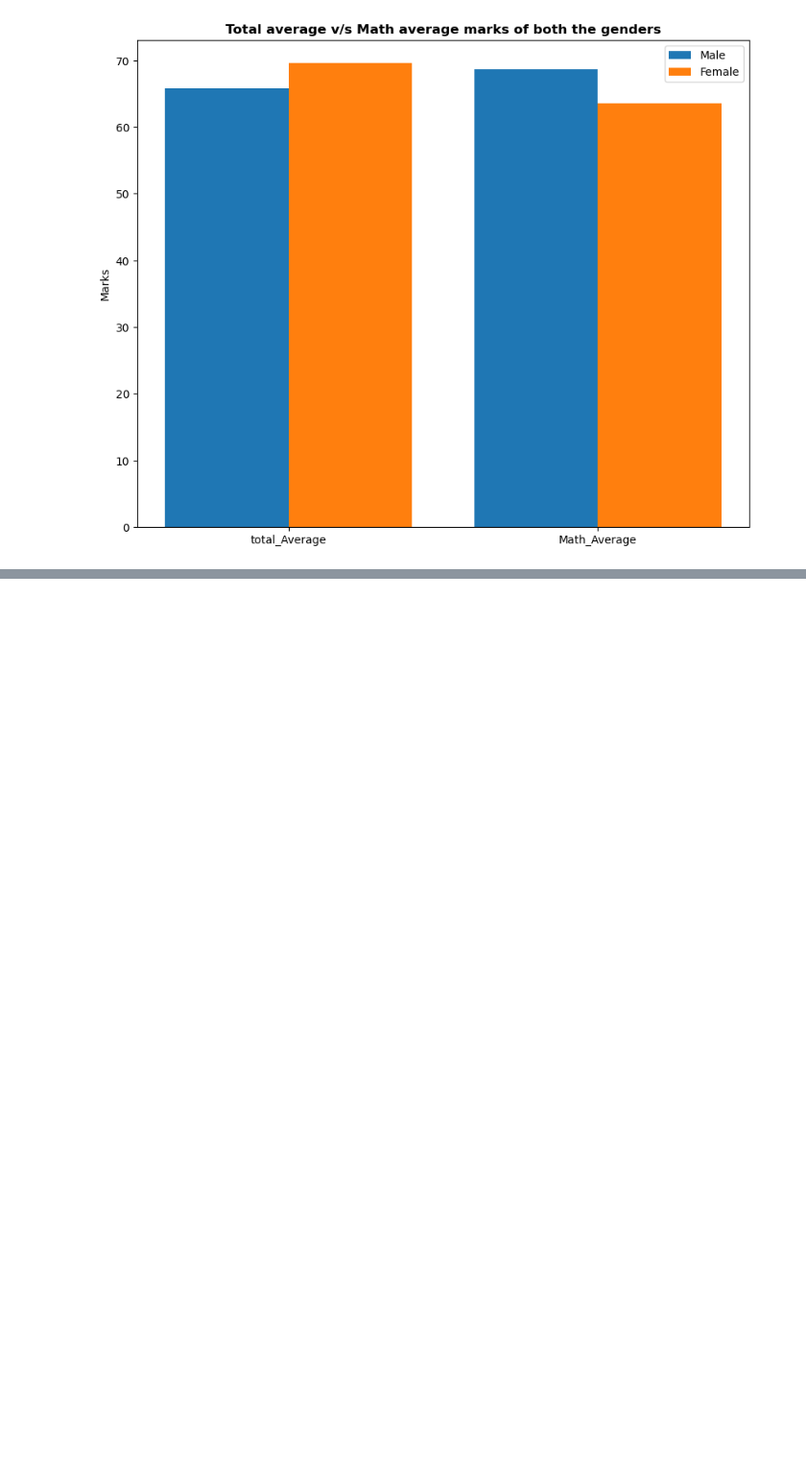
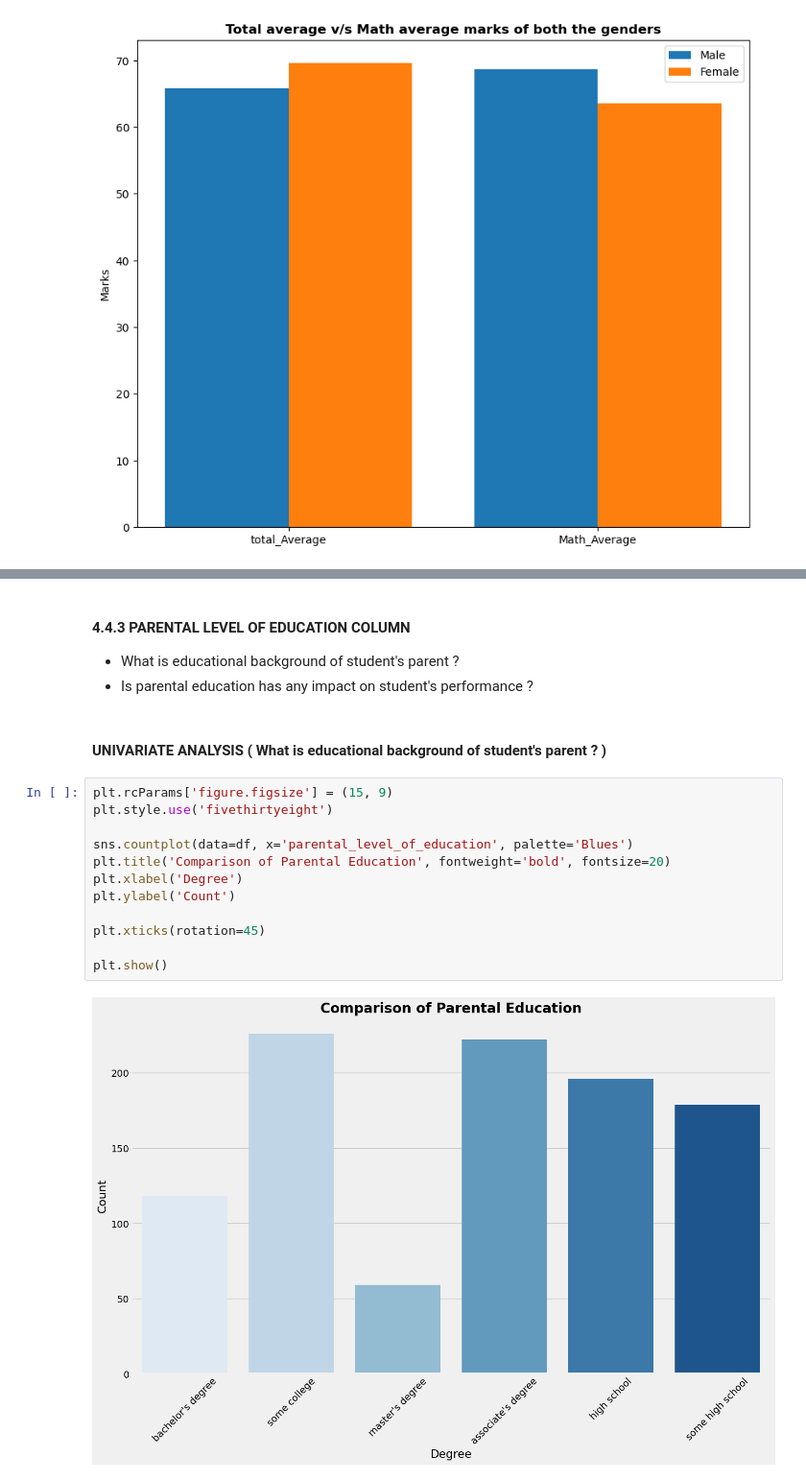
Before and after one commit to MustafaAkolawala/Performance-evaluation-system, a Jupyter notebook: notebooks/student_performance.ipynb, the cells around one changed output, grey strips where cells are left out. Shown at 96% size. Saved outputs shown, nothing was run; the diff lists cells and outputs as text; blank space fills up the shorter version.

```diff
--- a/notebooks/student_performance.ipynb
+++ b/notebooks/student_performance.ipynb
@@ -293,0 +347,20 @@ plt.show()
+# %% [markdown]
+#### 4.4.3 PARENTAL LEVEL OF EDUCATION COLUMN
+- What is educational background of student's parent ?
+- Is parental education has any impact on student's performance ?
+# %% [markdown]
+#### UNIVARIATE ANALYSIS ( What is educational background of student's parent ? )
+# %%
+plt.rcParams['figure.figsize'] = (15, 9)
+plt.style.use('fivethirtyeight')
+
+sns.countplot(data=df, x='parental_level_of_education', palette='Blues')
+plt.title('Comparison of Parental Education', fontweight='bold', fontsize=20)
+plt.xlabel('Degree')
+plt.ylabel('Count')
+
+plt.xticks(rotation=45)
+
+plt.show()
+# %% [output]
+[figure, added]
```
Also changed, not shown: parts of 28 cells of this notebook, 4 other files.
